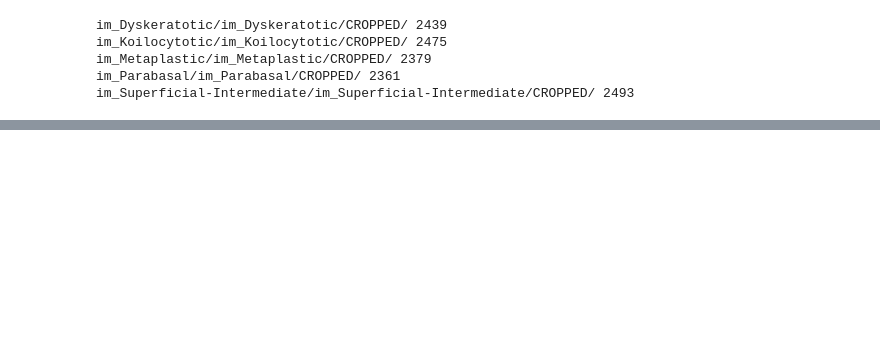
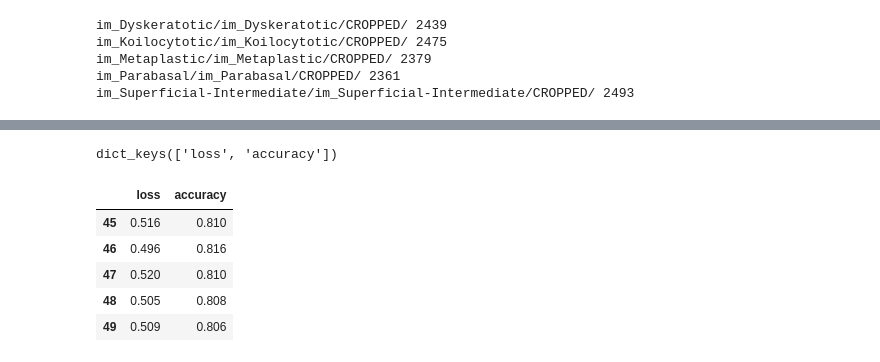
Before and after one commit to erinmcmahon26/Cervical_Cancer_Risk_Assessment, a Jupyter notebook: CervicalCancerImages.ipynb, the cells around one changed output, grey strips where cells are left out. Cells and saved outputs as stored; diff of their text form; code cells hidden in the pictures; blank space fills up the shorter version.

```diff
--- a/CervicalCancerImages.ipynb
+++ b/CervicalCancerImages.ipynb
@@ -355,0 +353,15 @@ Accuracy is: 77.1604938271605%
+# %%
+history_dict = nn.history
+history_dict.keys()
+# %% [output]
+dict_keys(['loss', 'accuracy'])
+# %%
+history_df=pd.DataFrame(history_dict)
+history_df.tail().round(3)
+# %% [output]
+|  | loss | accuracy |
+| 45 | 0.516 | 0.810 |
+| 46 | 0.496 | 0.816 |
+| 47 | 0.520 | 0.810 |
+| 48 | 0.505 | 0.808 |
+| 49 | 0.509 | 0.806 |
```
Also changed, not shown: parts of 42 cells of this notebook.
